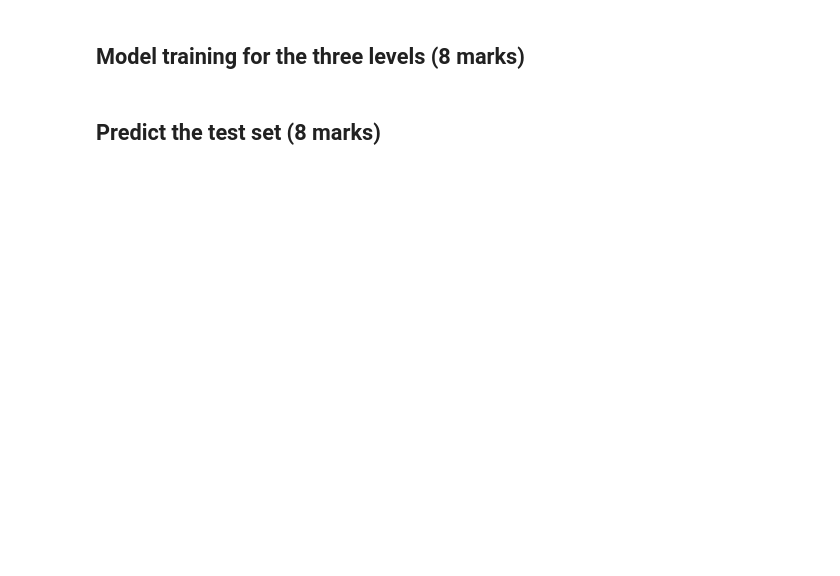
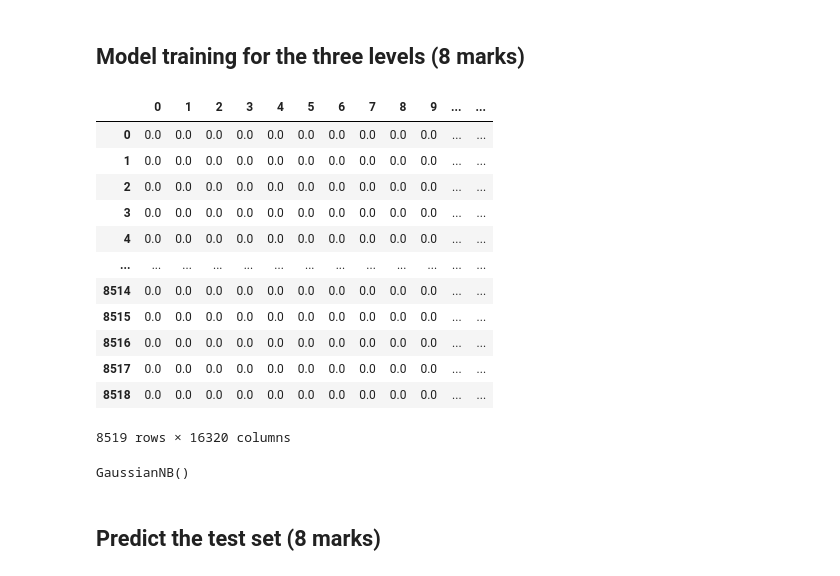
Before and after one commit to azebro/MSC_DS, a Jupyter notebook: DSM030/Coursework/Task-Solution-Skeleton.ipynb, the cells around one changed output. Drawn from its saved outputs; the diff is of its cells as text; code cells hidden in the pictures; blank space fills up the shorter version.

```diff
--- a/DSM030/Coursework/Task-Solution-Skeleton.ipynb
+++ b/DSM030/Coursework/Task-Solution-Skeleton.ipynb
@@ -248,3 +274,8 @@ text_tfidf.head()
+# %%
+X_train = train_data.iloc[:,:-3]
+X_test = test_data.iloc[:,:-3]
+y_train = train_data.iloc[:,-3:]
+y_test = test_data.iloc[:,-3:]
 # %%
 # You might need to reset index in each dataframe (depends on you how you do things)
 # done for you to make it clearer
@@ -261,0 +296,16 @@ class3 = y_train['Level_3'].astype(str)
+# %%
+X_train
+# %% [output]
+|  | 0 | 1 | 2 | 3 | 4 | 5 | 6 | 7 | 8 | 9 | ... | ... |
+| 0 | 0.0 | 0.0 | 0.0 | 0.0 | 0.0 | 0.0 | 0.0 | 0.0 | 0.0 | 0.0 | ... | ... |
+| 1 | 0.0 | 0.0 | 0.0 | 0.0 | 0.0 | 0.0 | 0.0 | 0.0 | 0.0 | 0.0 | ... | ... |
+| 2 | 0.0 | 0.0 | 0.0 | 0.0 | 0.0 | 0.0 | 0.0 | 0.0 | 0.0 | 0.0 | ... | ... |
+| 3 | 0.0 | 0.0 | 0.0 | 0.0 | 0.0 | 0.0 | 0.0 | 0.0 | 0.0 | 0.0 | ... | ... |
+| 4 | 0.0 | 0.0 | 0.0 | 0.0 | 0.0 | 0.0 | 0.0 | 0.0 | 0.0 | 0.0 | ... | ... |
+| ... | ... | ... | ... | ... | ... | ... | ... | ... | ... | ... | ... | ... |
+| 8514 | 0.0 | 0.0 | 0.0 | 0.0 | 0.0 | 0.0 | 0.0 | 0.0 | 0.0 | 0.0 | ... | ... |
+| 8515 | 0.0 | 0.0 | 0.0 | 0.0 | 0.0 | 0.0 | 0.0 | 0.0 | 0.0 | 0.0 | ... | ... |
+| 8516 | 0.0 | 0.0 | 0.0 | 0.0 | 0.0 | 0.0 | 0.0 | 0.0 | 0.0 | 0.0 | ... | ... |
+| 8517 | 0.0 | 0.0 | 0.0 | 0.0 | 0.0 | 0.0 | 0.0 | 0.0 | 0.0 | 0.0 | ... | ... |
+| 8518 | 0.0 | 0.0 | 0.0 | 0.0 | 0.0 | 0.0 | 0.0 | 0.0 | 0.0 | 0.0 | ... | ... |
+8519 rows × 16320 columns
@@ -261,0 +322,7 @@ class3 = y_train['Level_3'].astype(str)
+# %%
+from sklearn.naive_bayes import GaussianNB
+
+model2 = GaussianNB()
+model2.fit(X_train, class1)
+# %% [output]
+GaussianNB()
```
Also changed, not shown: parts of 23 cells of this notebook, 1 other file.
